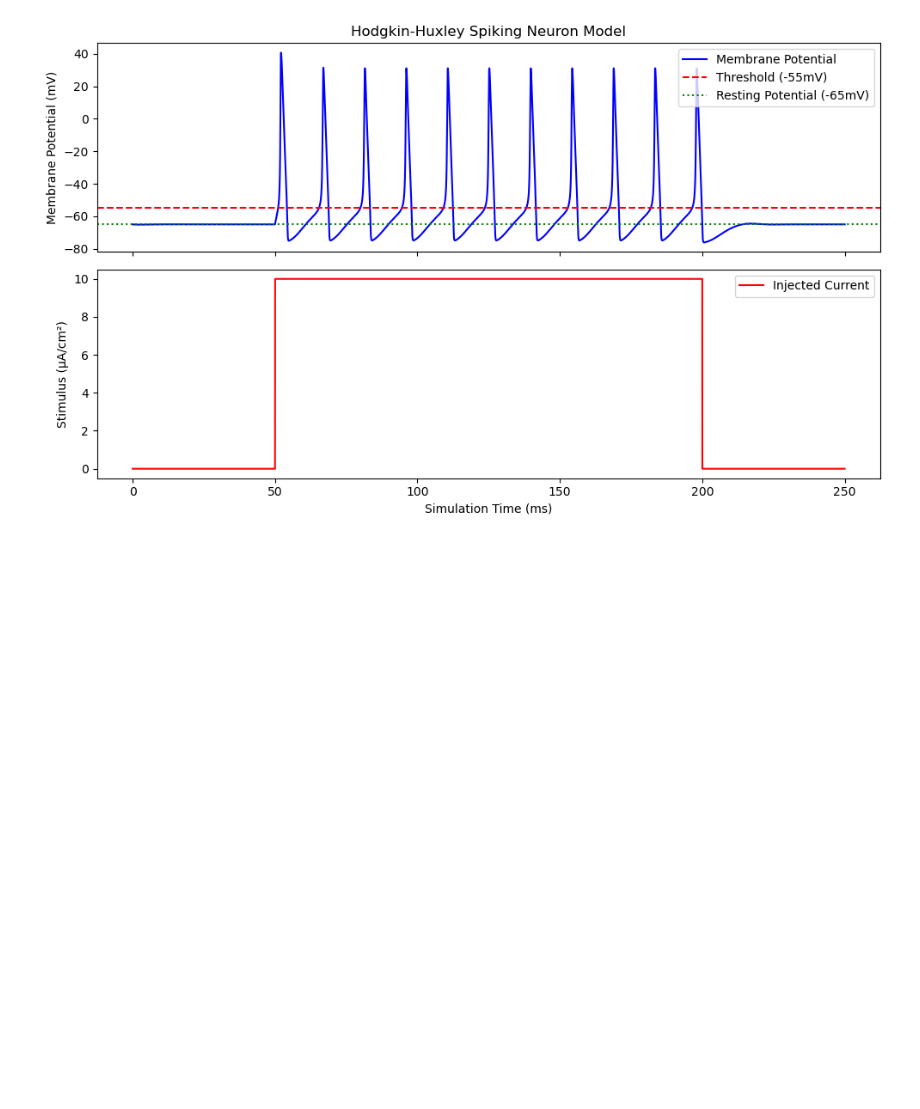
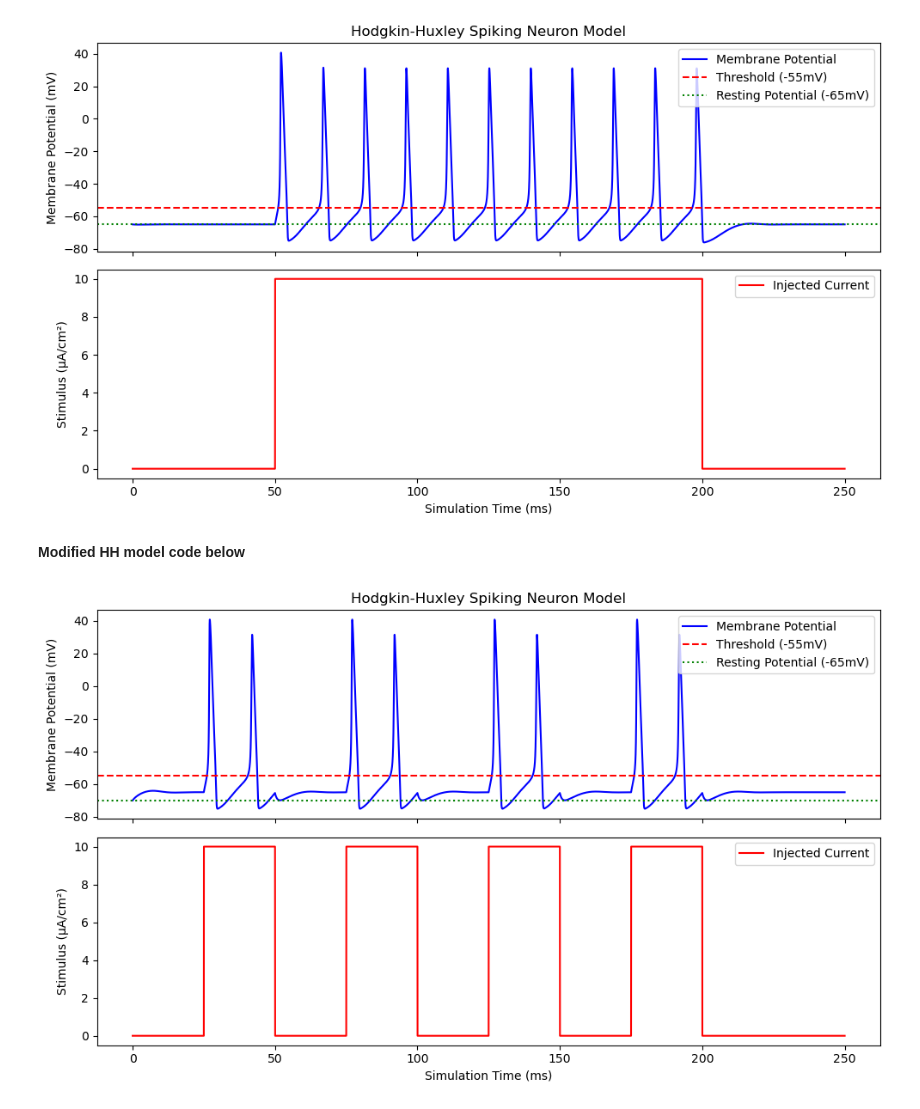
Before and after one commit to AidenJBrowne/Neur-3002, a Jupyter notebook: Neur3002HW3.ipynb, the cells around one changed output. Drawn from its saved outputs; the diff is of its cells as text; code cells hidden in the pictures; blank space fills up the shorter version.

```diff
--- a/Neur3002HW3.ipynb
+++ b/Neur3002HW3.ipynb
@@ -159,3 +169,82 @@ plt.tight_layout()
 plt.show()
 # %% [output]
 [figure]
+# %% [markdown]
+<b> Modified HH model code below<b>
+# %%
+import numpy as np
+import matplotlib.pyplot as plt
+
+# Simulation parameters
+dt = 0.01  # Time step (ms)
+T = 250     # Total simulation time (ms)
+time = np.arange(0, T, dt)
+
+# Hodgkin-Huxley Model Parameters
+Cm = 1.0   # Membrane capacitance (uF/cm^2)
+V_rest = -70  # Resting potential (mV)
+
+# Maximal conductances (mS/cm^2)
+G_Na = 120  # Sodium
+G_K = 36    # Potassium
+G_L = 0.3   # Leak
+
+# Reversal potentials (mV)
+E_Na = 50   # Sodium
+E_K = -77   # Potassium
+E_L = -54.4 # Leak
+
+# Injected current (Altered code chunk)
+I_injected = np.zeros_like(time)
+I_injected[int(25 / dt):int(50 / dt)] = 10  # Current applied between 25ms and 50ms
+I_injected[int(75 / dt):int(100 / dt)] = 10 # Current applied between 75ms and 100 ms
+I_injected[int(125 / dt):int(150 / dt)] = 10  # Current applied between 125ms and 150ms
+I_injected[int(175 / dt):int(200 / dt)] = 10  # Current applied between 175ms and 200ms
+
+# Gating variables and voltage initialization
+V_m = np.ones_like(time) * V_rest
+m = 0.05  # Sodium activation gate
+h = 0.6   # Sodium inactivation gate
+n = 0.32  # Potassium activation gate
+
+def alpha_m(V): return 0.1 * (V + 40) / (1 - np.exp(-(V + 40) / 10))
+def beta_m(V): return 4.0 * np.exp(-(V + 65) / 18)
+def alpha_h(V): return 0.07 * np.exp(-(V + 65) / 20)
+def beta_h(V): return 1 / (1 + np.exp(-(V + 35) / 10))
+def alpha_n(V): return 0.01 * (V + 55) / (1 - np.exp(-(V + 55) / 10))
+def beta_n(V): return 0.125 * np.exp(-(V + 65) / 80)
+
+# Simulation loop
+for t in range(1, len(time)):
+    m += dt * (alpha_m(V_m[t-1]) * (1 - m) - beta_m(V_m[t-1]) * m)
+    h += dt * (alpha_h(V_m[t-1]) * (1 - h) - beta_h(V_m[t-1]) * h)
+    n += dt * (alpha_n(V_m[t-1]) * (1 - n) - beta_n(V_m[t-1]) * n)
+
+    I_Na = G_Na * (m**3) * h * (V_m[t-1] - E_Na)
+    I_K = G_K * (n**4) * (V_m[t-1] - E_K)
+    I_L = G_L * (V_m[t-1] - E_L)
+
+    dV = (I_injected[t] - I_Na - I_K - I_L) / Cm * dt
+    V_m[t] = V_m[t-1] + dV
+
+# Plotting
+fig, axes = plt.subplots(2, 1, figsize=(10, 6), sharex=True)
+
+# Plot membrane potential
+axes[0].plot(time, V_m, label="Membrane Potential", color="blue")
+axes[0].axhline(V_th, color="red", linestyle="--", label="Threshold (-55mV)")
+axes[0].axhline(V_rest, color="green", linestyle=":", label="Resting Potential (-65mV)")
+axes[0].set_ylabel("Membrane Potential (mV)")
+axes[0].set_title("Hodgkin-Huxley Spiking Neuron Model")
+axes[0].legend()
+
+# Plot input current
+axes[1].plot(time, I_injected, label="Injected Current", color="red")
+axes[1].set_xlabel("Simulation Time (ms)")
+axes[1].set_ylabel("Stimulus (μA/cm²)")
+axes[1].legend()
+
+plt.tight_layout()
+plt.show()
+# %% [output]
+[figure, added]
```
Also changed, not shown: parts of 6 cells of this notebook.
